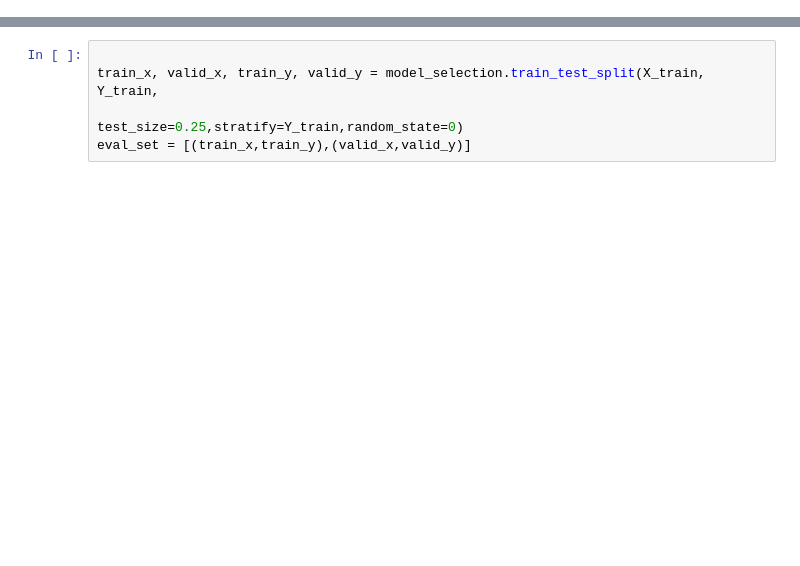
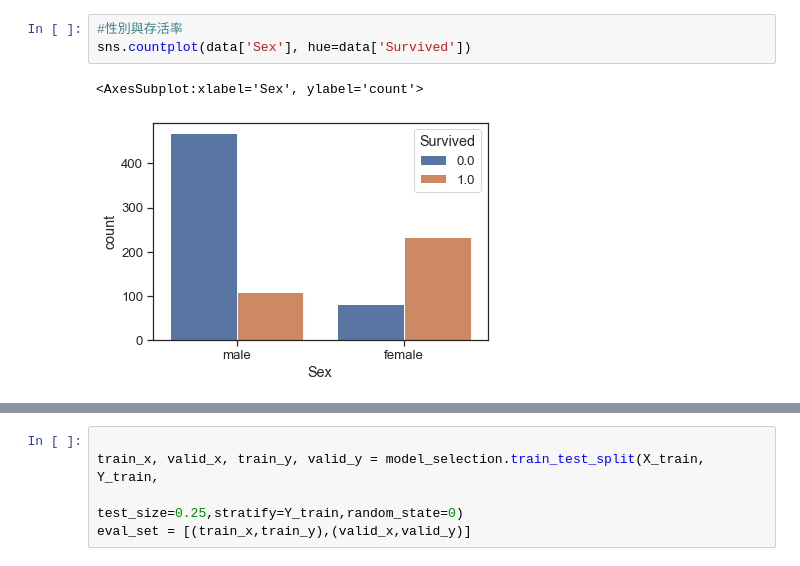
Before and after one commit to Jlumin/Kaggle_Titanic, a Jupyter notebook: Titanic.ipynb, the cells around one changed output, grey strips where cells are left out. Cells and saved outputs as stored; diff of their text form; blank space fills up the shorter version.

```diff
--- a/Titanic.ipynb
+++ b/Titanic.ipynb
@@ -381,0 +106,6 @@ X_train.head()
+# %%
+#性別與存活率
+sns.countplot(data['Sex'], hue=data['Survived'])
+# %% [output]
+<AxesSubplot:xlabel='Sex', ylabel='count'>
+[figure, added]
```
Also changed, not shown: parts of 114 cells of this notebook.
